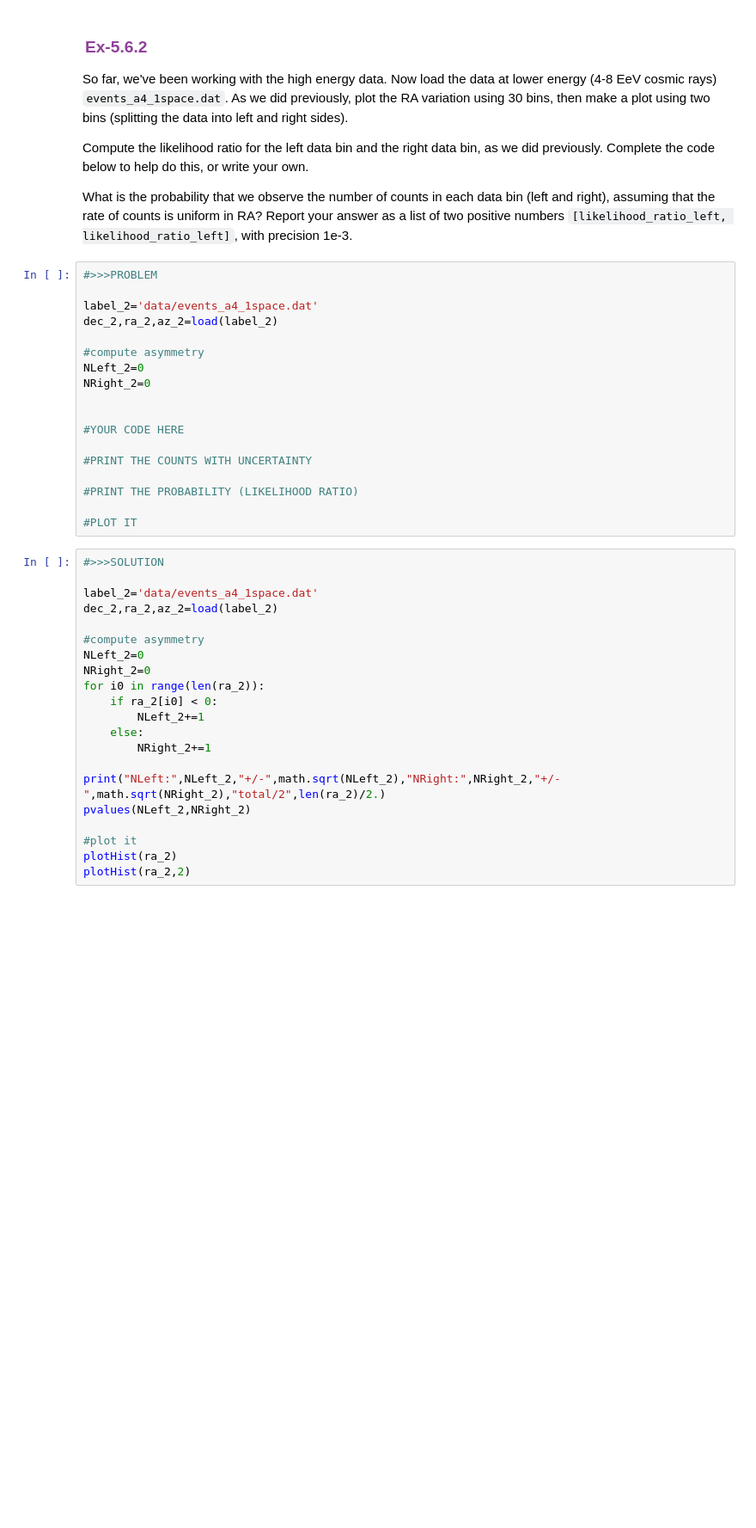
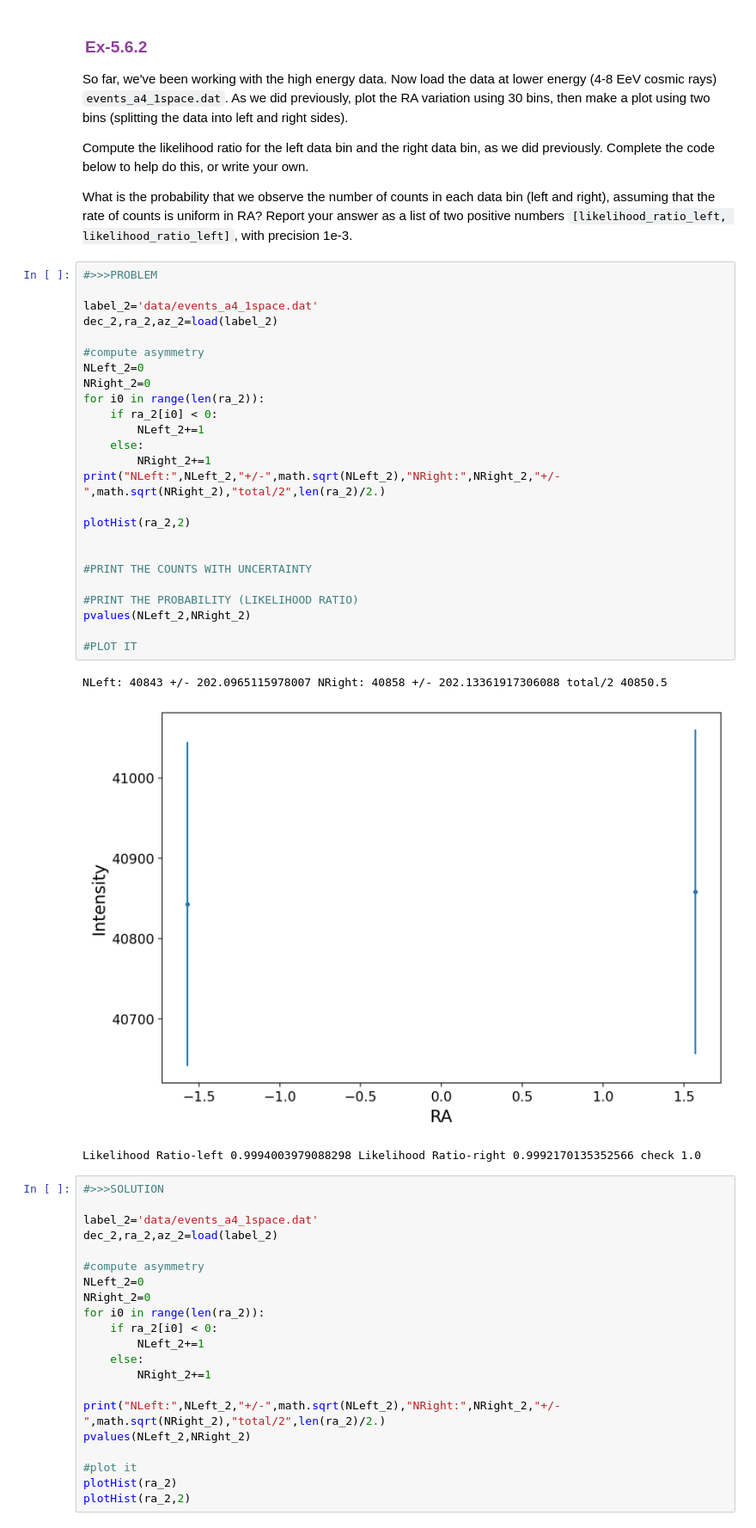
Before and after one commit to mit-physics-data/lectures, a Jupyter notebook: lecture5/8316_L05_MAIN.ipynb, the cells around one changed output. Shown at 86% size. Saved outputs shown, nothing was run; the diff lists cells and outputs as text; blank space fills up the shorter version.

```diff
--- a/lecture5/8316_L05_MAIN.ipynb
+++ b/lecture5/8316_L05_MAIN.ipynb
@@ -1202,21 +1241,32 @@ What is the probability that we observe the number of counts in each data bin (l
 # %%
 #>>>PROBLEM
 
 label_2='data/events_a4_1space.dat'
 dec_2,ra_2,az_2=load(label_2)
 
 #compute asymmetry
 NLeft_2=0
 NRight_2=0
+for i0 in range(len(ra_2)):
+    if ra_2[i0] < 0:
+        NLeft_2+=1
+    else:
+        NRight_2+=1
+print("NLeft:",NLeft_2,"+/-",math.sqrt(NLeft_2),"NRight:",NRight_2,"+/-",math.sqrt(NRight_2),"total/2",len(ra_2)/2.)
 
+plotHist(ra_2,2)
 
-#YOUR CODE HERE
 
 #PRINT THE COUNTS WITH UNCERTAINTY
 
 #PRINT THE PROBABILITY (LIKELIHOOD RATIO)
+pvalues(NLeft_2,NRight_2)
 
 #PLOT IT
+# %% [output]
+NLeft: 40843 +/- 202.0965115978007 NRight: 40858 +/- 202.13361917306088 total/2 40850.5
+[figure, added]
+Likelihood Ratio-left 0.9994003979088298 Likelihood Ratio-right 0.9992170135352566 check 1.0
 # %%
 #>>>SOLUTION
 
```
Also changed, not shown: parts of 16 cells of this notebook.
